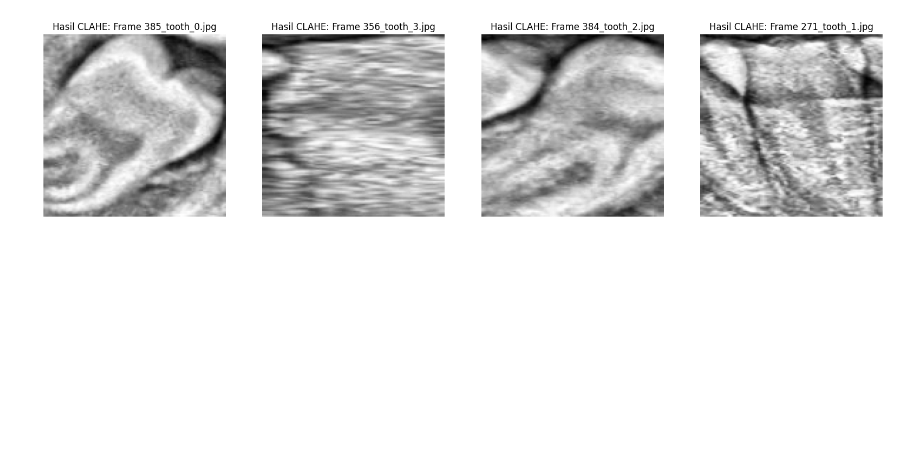
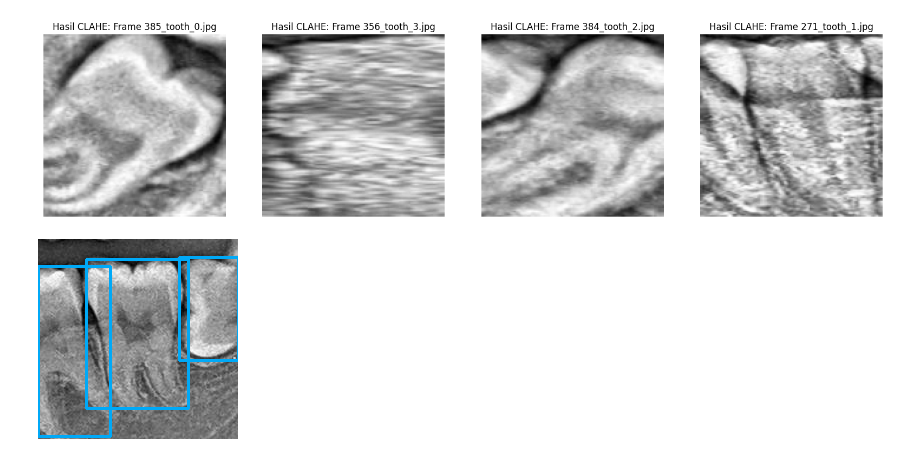
Before and after one commit to gabrieldimas/periapical-photo-caries-detection-using-deep-learning, a Jupyter notebook: caries_detection.ipynb, the cells around one changed output. Saved outputs shown, nothing was run; the diff lists cells and outputs as text; code cells hidden in the pictures; blank space fills up the shorter version.

```diff
--- a/caries_detection.ipynb
+++ b/caries_detection.ipynb
@@ -154,3 +154,27 @@ for i, image_file in enumerate(selected_images):
 plt.show()
 # %% [output]
 [figure]
+# %%
+image_path = '/content/drive/MyDrive/dataset/caries-detection/periapical/Frame 274.jpg'
+result = model.predict(image_path)
+
+from PIL import Image
+import cv2
+import numpy as np
+from google.colab.patches import cv2_imshow
+
+image = Image.open(image_path)
+image_np = np.array(image)
+image_cv = cv2.cvtColor(image_np, cv2.COLOR_RGB2BGR)
+
+for box in result.json()['predictions']:
+    x1 = int(box['x'] - box['width'] / 2)
+    y1 = int(box['y'] - box['height'] / 2)
+    x2 = int(box['x'] + box['width'] / 2)
+    y2 = int(box['y'] + box['height'] / 2)
+
+    cv2.rectangle(image_cv, (x1, y1), (x2, y2), (247, 169, 0), 2)
+
+cv2_imshow(image_cv)
+# %% [output]
+[figure, added]
```
Also changed, not shown: parts of 1 cell of this notebook.
